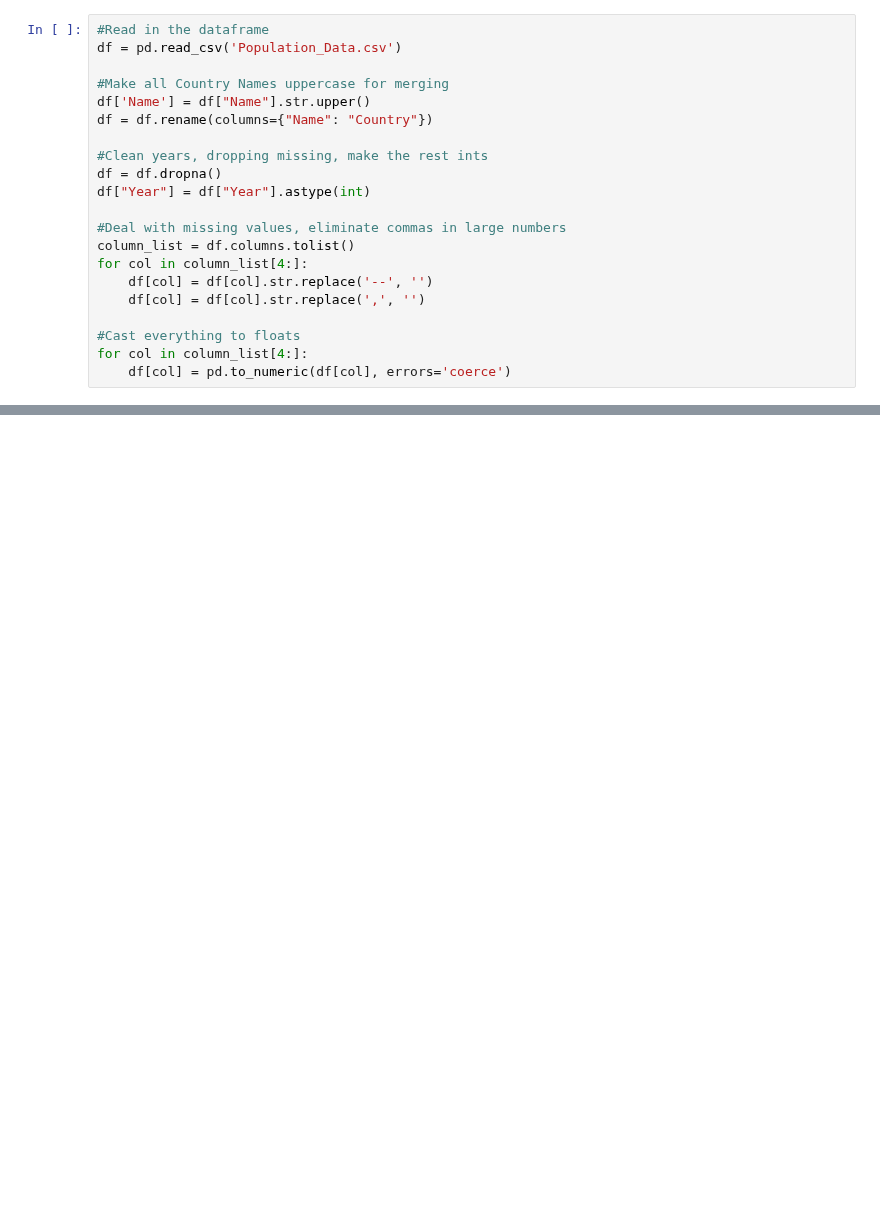
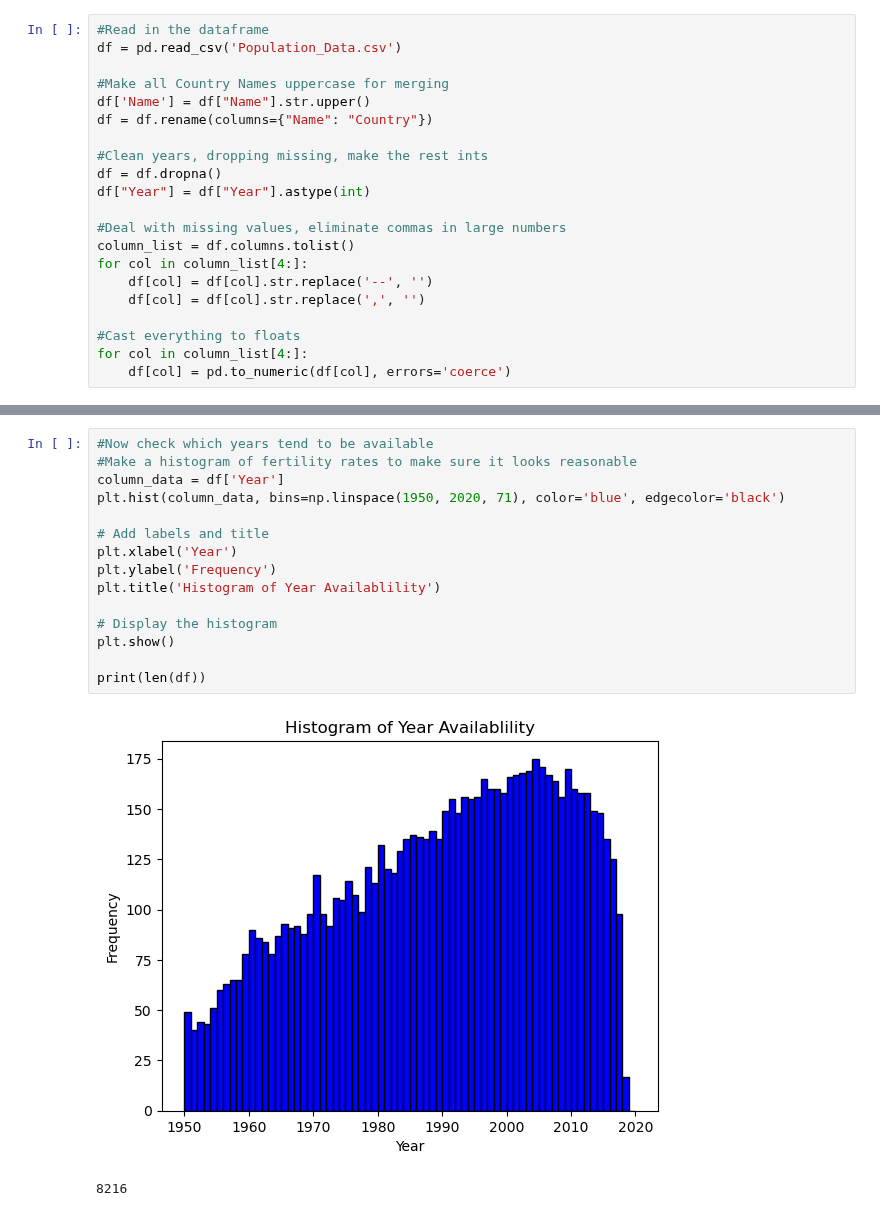
Before and after one commit to addmelo/ACME, a Jupyter notebook: clean_population.ipynb, the cells around one changed output, grey strips where cells are left out. Cells and saved outputs as stored; diff of their text form; blank space fills up the shorter version.

```diff
--- a/clean_population.ipynb
+++ b/clean_population.ipynb
@@ -68,0 +127,18 @@ df.to_csv('cleaned_population_data.csv')
+# %%
+#Now check which years tend to be available
+#Make a histogram of fertility rates to make sure it looks reasonable
+column_data = df['Year']
+plt.hist(column_data, bins=np.linspace(1950, 2020, 71), color='blue', edgecolor='black')
+
+# Add labels and title
+plt.xlabel('Year')
+plt.ylabel('Frequency')
+plt.title('Histogram of Year Availablility')
+
+# Display the histogram
+plt.show()
+
+print(len(df))
+# %% [output]
+[figure, added]
+8216
```
Also changed, not shown: parts of 9 cells of this notebook.
